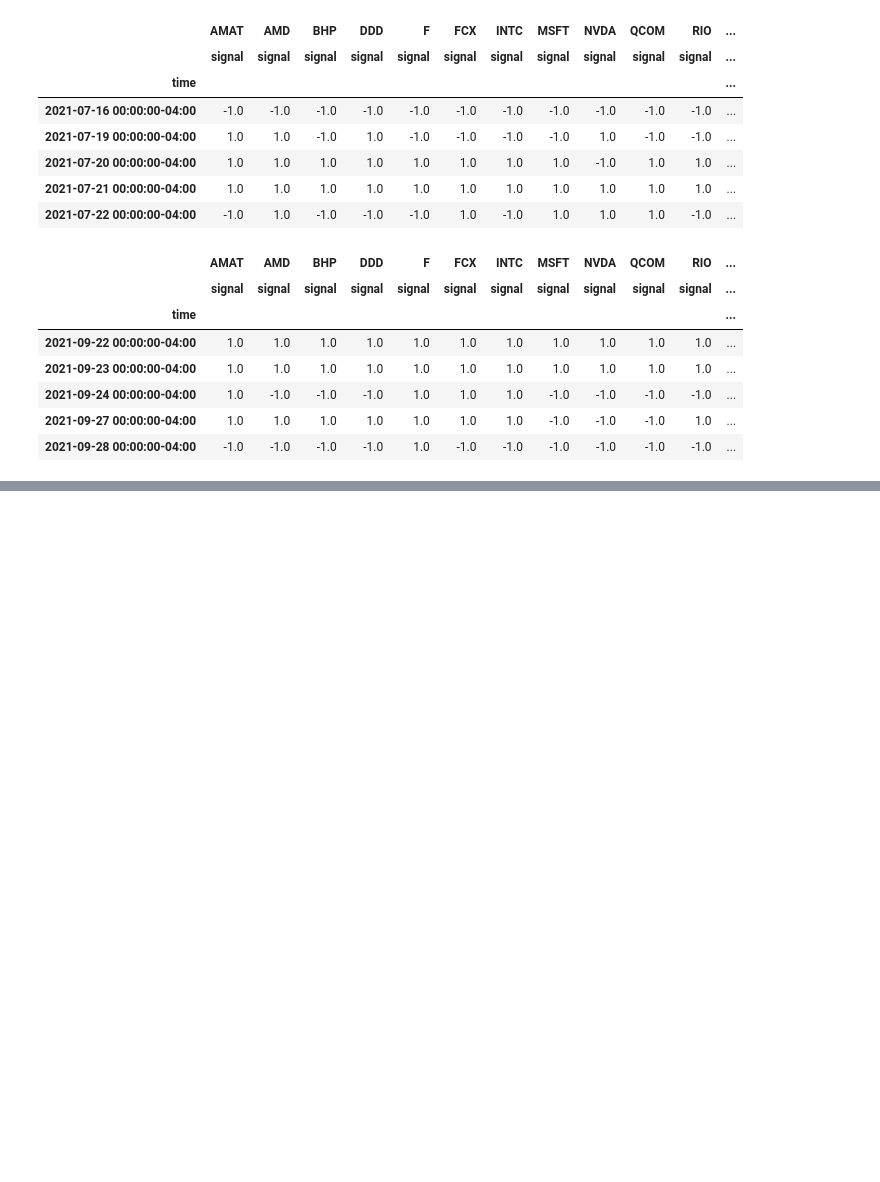
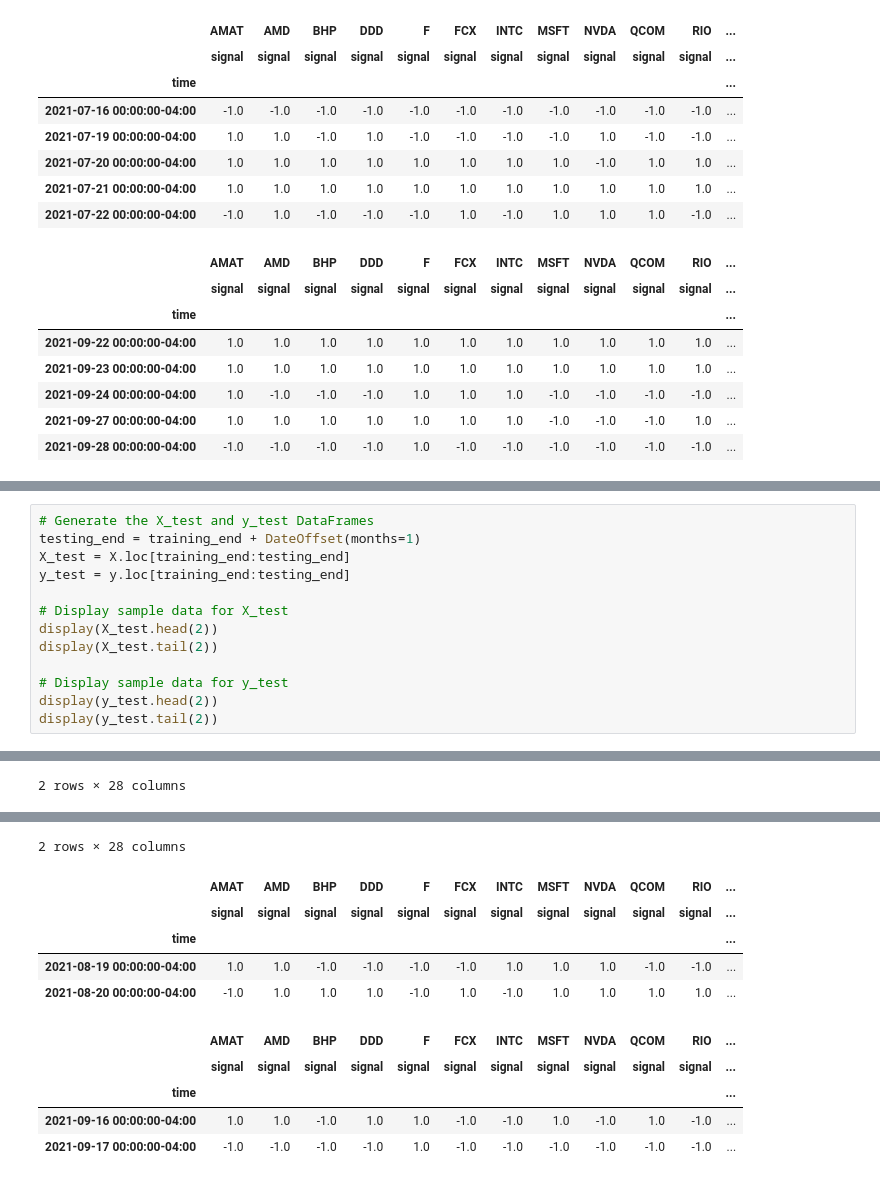
Before and after one commit to ForrestSurles/project_02, a Jupyter notebook: Alpaca_Stock_Info_2.ipynb, the cells around one changed output, grey strips where cells are left out. Drawn from its saved outputs; the diff is of its cells as text; blank space fills up the shorter version.

```diff
--- a/Alpaca_Stock_Info_2.ipynb
+++ b/Alpaca_Stock_Info_2.ipynb
@@ -788,0 +852,14 @@ display(y.tail())
+# %%
+# Generate the X_test and y_test DataFrames
+testing_end = training_end + DateOffset(months=1)
+X_test = X.loc[training_end:testing_end]
+y_test = y.loc[training_end:testing_end]
+
+# Display sample data for X_test
+display(X_test.head(2))
+display(X_test.tail(2))
+
+# Display sample data for y_test
+display(y_test.head(2))
+display(y_test.tail(2))
+# %% [output]
@@ -788,0 +871 @@ display(y.tail())
+2 rows × 28 columns
@@ -788,0 +877,11 @@ display(y.tail())
+2 rows × 28 columns
+|  | AMAT | AMD | BHP | DDD | F | FCX | INTC | MSFT | NVDA | QCOM | RIO | ... |
+|  | signal | signal | signal | signal | signal | signal | signal | signal | signal | signal | signal | ... |
+| time |  |  |  |  |  |  |  |  |  |  |  | ... |
+| 2021-08-19 00:00:00-04:00 | 1.0 | 1.0 | -1.0 | -1.0 | -1.0 | -1.0 | 1.0 | 1.0 | 1.0 | -1.0 | -1.0 | ... |
+| 2021-08-20 00:00:00-04:00 | -1.0 | 1.0 | 1.0 | 1.0 | -1.0 | 1.0 | -1.0 | 1.0 | 1.0 | 1.0 | 1.0 | ... |
+|  | AMAT | AMD | BHP | DDD | F | FCX | INTC | MSFT | NVDA | QCOM | RIO | ... |
+|  | signal | signal | signal | signal | signal | signal | signal | signal | signal | signal | signal | ... |
+| time |  |  |  |  |  |  |  |  |  |  |  | ... |
+| 2021-09-16 00:00:00-04:00 | 1.0 | 1.0 | -1.0 | 1.0 | 1.0 | -1.0 | -1.0 | 1.0 | -1.0 | 1.0 | -1.0 | ... |
+| 2021-09-17 00:00:00-04:00 | -1.0 | -1.0 | -1.0 | -1.0 | 1.0 | -1.0 | -1.0 | -1.0 | -1.0 | -1.0 | -1.0 | ... |
```
Also changed, not shown: parts of 25 cells of this notebook, 5 other files.
